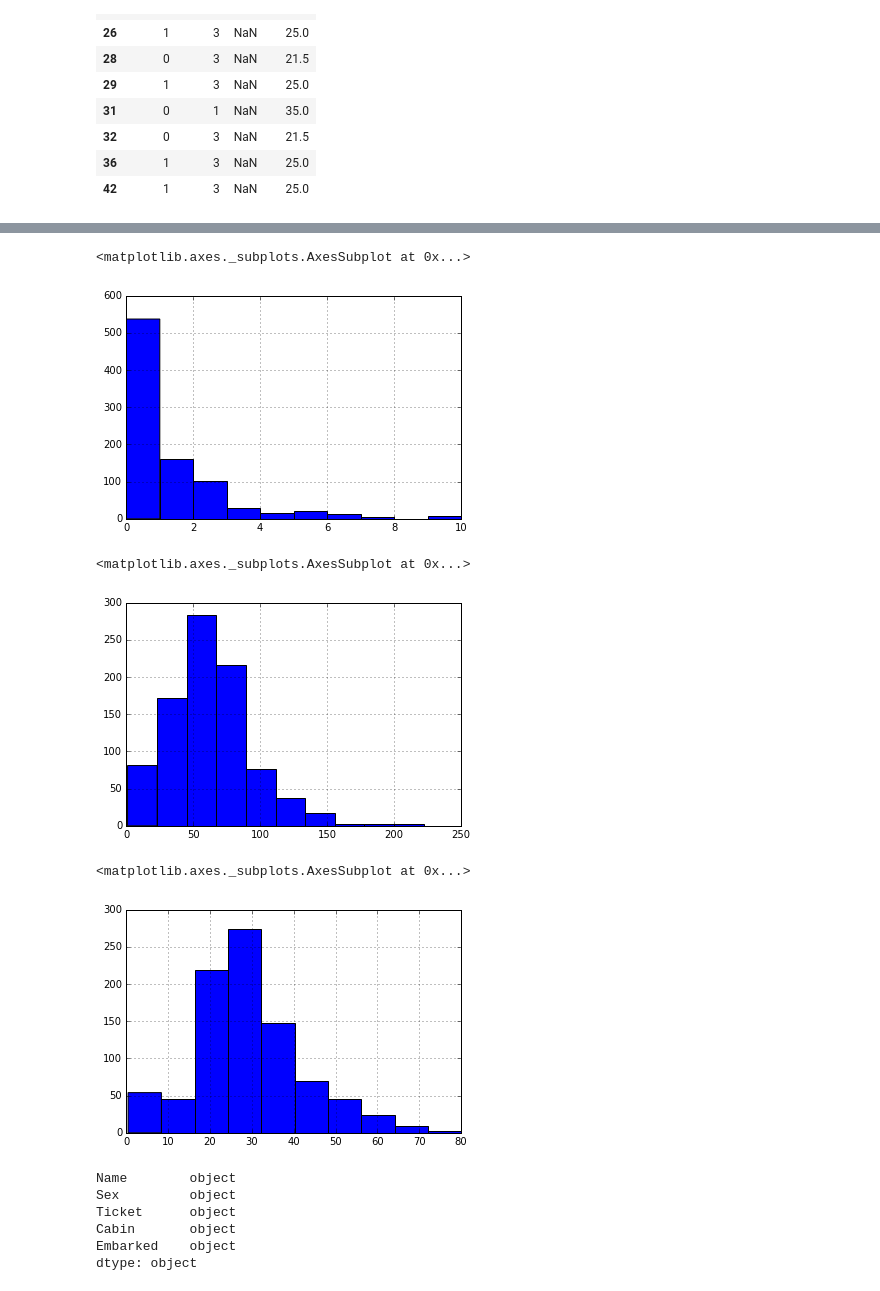
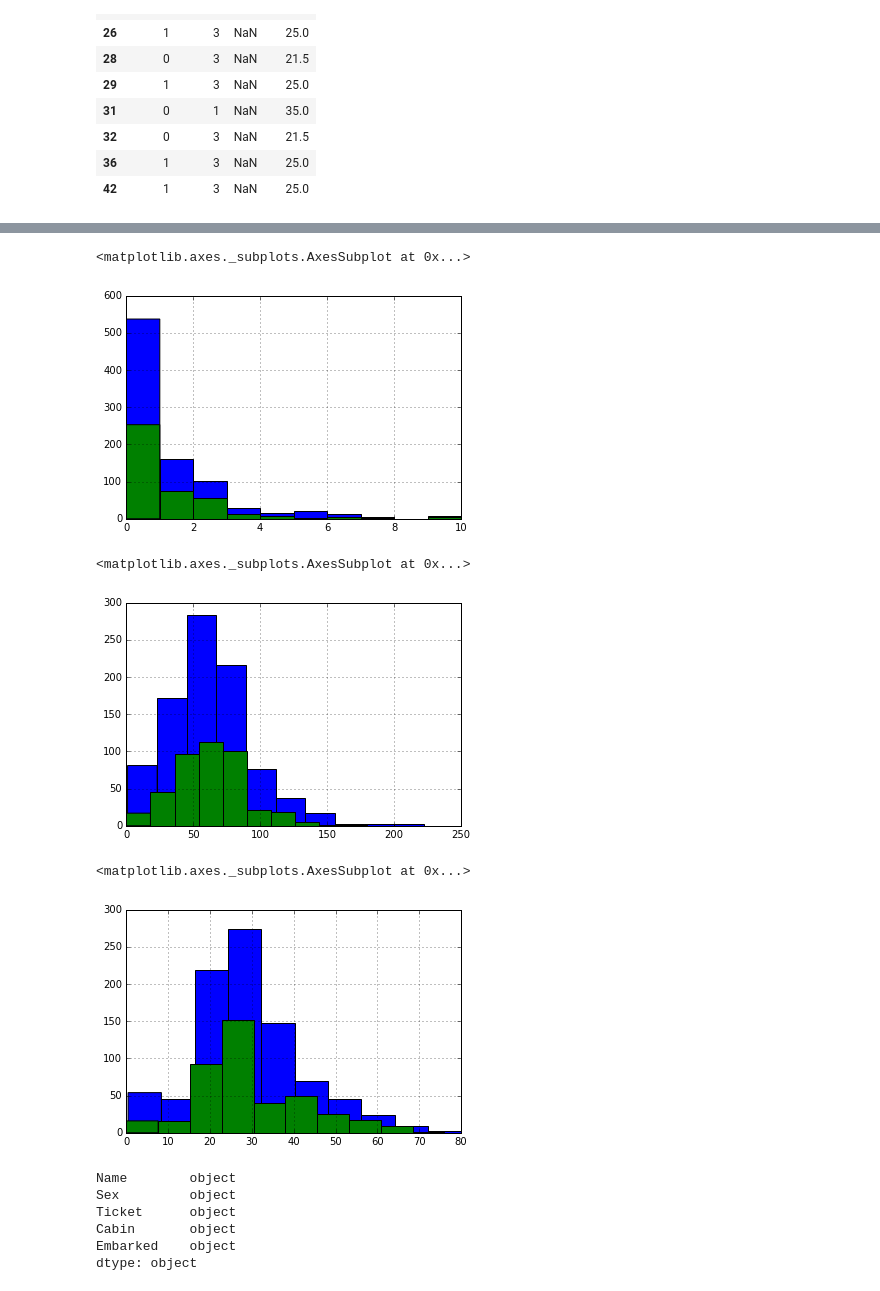
Before and after one commit to mbiczo/ML, a Jupyter notebook: classification/Decsion Trees.ipynb, the cells around one changed output, grey strips where cells are left out. Drawn from its saved outputs; the diff is of its cells as text; code cells hidden in the pictures.

```diff
--- a/classification/Decsion Trees.ipynb
+++ b/classification/Decsion Trees.ipynb
@@ -207,3 +204,6 @@ train[train['Age'].isnull()][['Gender', 'Pclass', 'Age', 'AgeFill']].head(10)
 | 32 | 0 | 3 | NaN | 21.5 |
 | 36 | 1 | 3 | NaN | 25.0 |
 | 42 | 1 | 3 | NaN | 25.0 |
+# %%
+test['AgeFill'] = test['Age']
+test.head()
@@ -210,6 +239,12 @@ train[train['Age'].isnull()][['Gender', 'Pclass', 'Age', 'AgeFill']].head(10)
 # %%
 train['AgeIsNull'] = pd.isnull(train.Age).astype(int)
+test['AgeIsNull'] = pd.isnull(test.Age).astype(int)
 # %%
 train['FamilySize'] = train['SibSp'] + train['Parch']
+test['FamilySize'] = test['SibSp'] + test['Parch']
 # %%
 train['Age*Class'] = train.AgeFill * train.Pclass
+# %%
+test['AgeFill'] = test['AgeFill'].astype(int)
+test['Age*Class'] = test.AgeFill * test.Pclass
+test
@@ -216,18 +270,21 @@ train['Age*Class'] = train.AgeFill * train.Pclass
 # %%
 train['FamilySize'].hist()
+test['FamilySize'].hist()
 # %% [output]
 <matplotlib.axes._subplots.AxesSubplot at 0x...>
-[figure, old version]
+[figure, new version]
 # %%
 train['Age*Class'].hist()
+test['Age*Class'].hist()
 # %% [output]
 <matplotlib.axes._subplots.AxesSubplot at 0x...>
-[figure, old version]
+[figure, new version]
 # %%
 train.AgeFill.hist()
+test.AgeFill.hist()
 # %% [output]
 <matplotlib.axes._subplots.AxesSubplot at 0x...>
-[figure, old version]
+[figure, new version]
 # %%
 train.dtypes[train.dtypes.map(lambda x: x=='object')]
 # %% [output]
```
Also changed, not shown: parts of 38 cells of this notebook.
